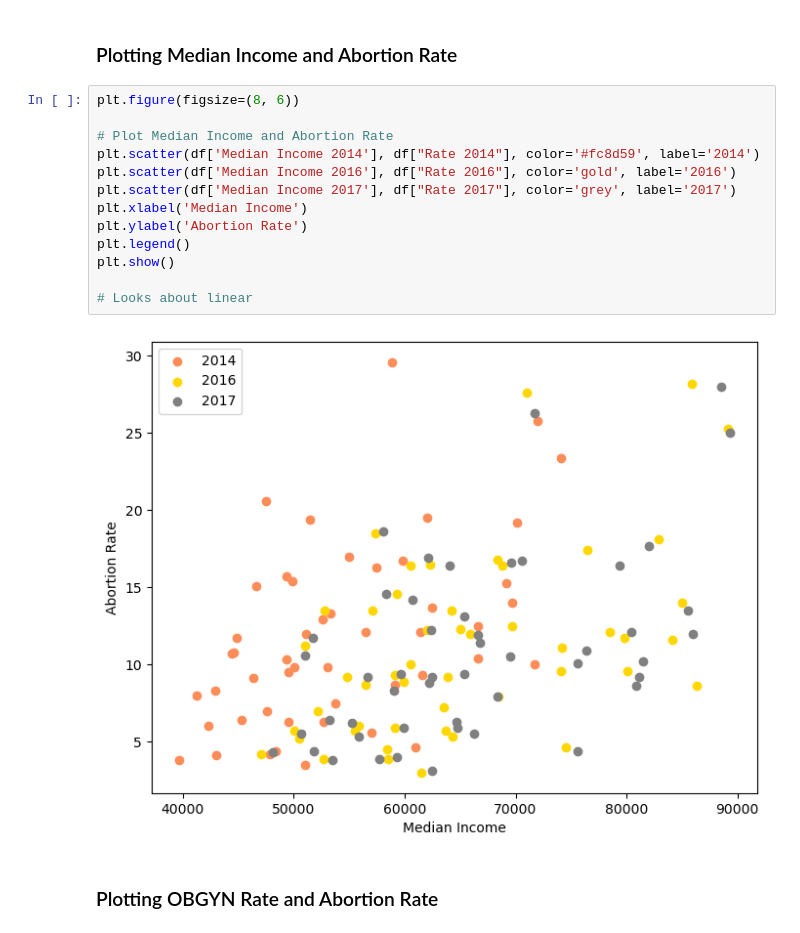
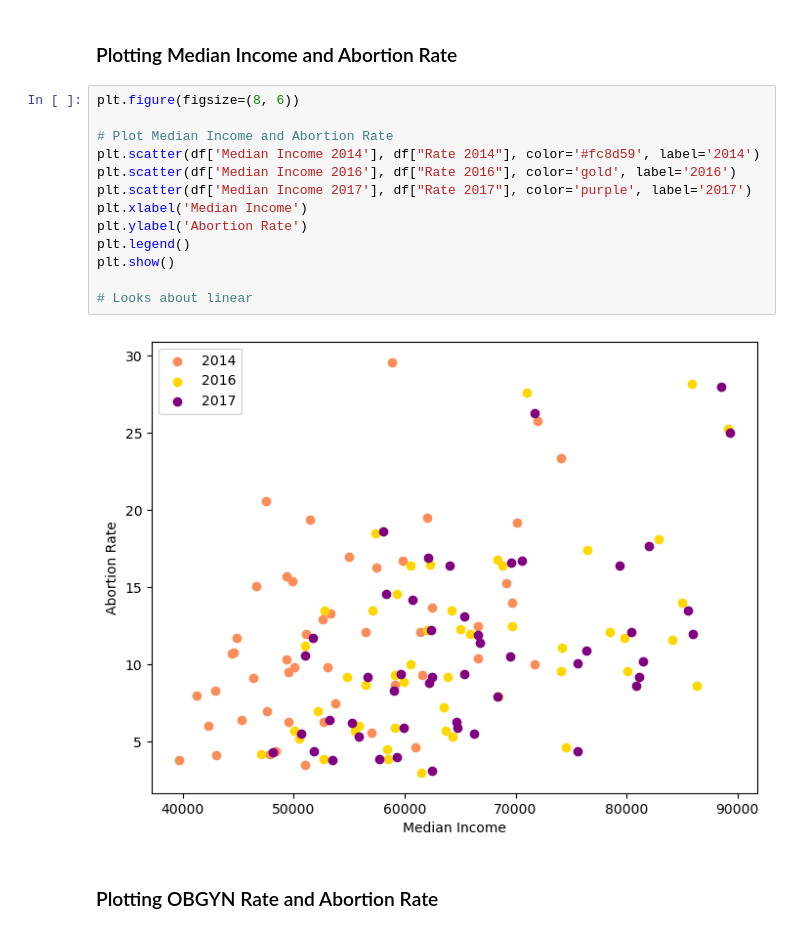
Before and after one commit to COGS108/Group070_WI24, a Jupyter notebook: FinalProject_Group070_WI24.ipynb, the cells around one changed output. Drawn from its saved outputs; the diff is of its cells as text.

```diff
--- a/FinalProject_Group070_WI24.ipynb
+++ b/FinalProject_Group070_WI24.ipynb
@@ -511,18 +511,18 @@ import matplotlib.pyplot as plt
 # %%
 plt.figure(figsize=(8, 6))
 
 # Plot Median Income and Abortion Rate
 plt.scatter(df['Median Income 2014'], df["Rate 2014"], color='#fc8d59', label='2014')
 plt.scatter(df['Median Income 2016'], df["Rate 2016"], color='gold', label='2016')
-plt.scatter(df['Median Income 2017'], df["Rate 2017"], color='grey', label='2017')
+plt.scatter(df['Median Income 2017'], df["Rate 2017"], color='purple', label='2017')
 plt.xlabel('Median Income')
 plt.ylabel('Abortion Rate')
 plt.legend()
 plt.show()
 
 # Looks about linear
 # %% [output]
-[figure, old version]
+[figure, new version]
 # %% [markdown]
 ### Plotting OBGYN Rate and Abortion Rate
 # %%
```
Also changed, not shown: parts of 6 cells of this notebook.
